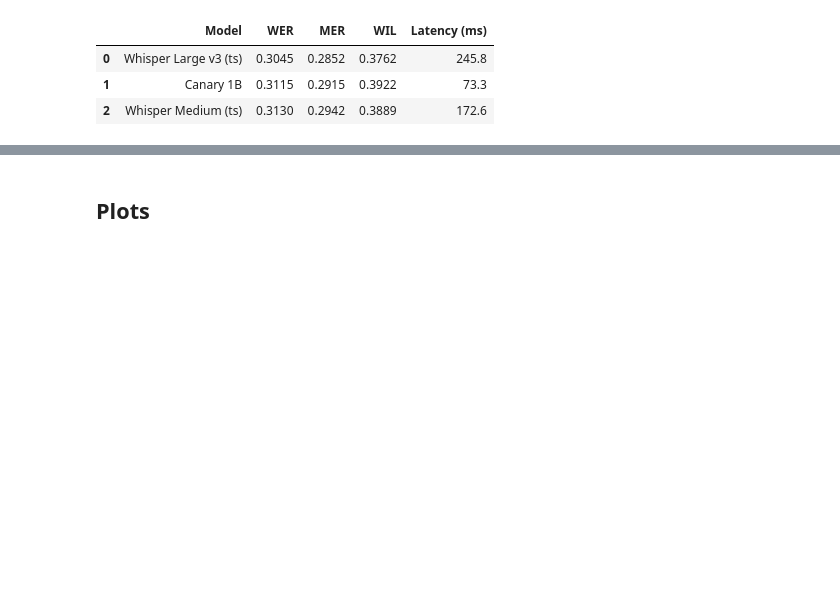
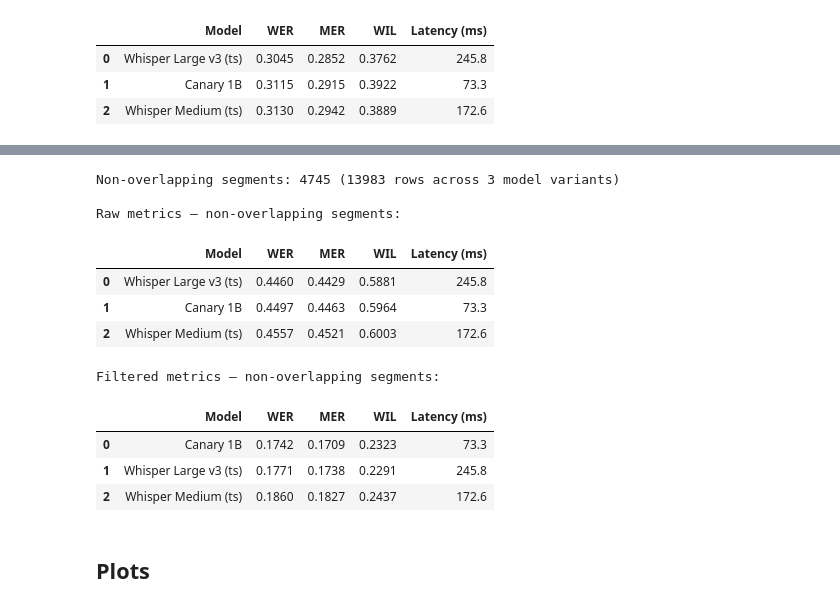
Before and after one commit to pmoreira01/speech-semantic-privacy-benchmark, a Jupyter notebook: notebooks/asr_analysis.ipynb, the cells around one changed output, grey strips where cells are left out. Cells and saved outputs as stored; diff of their text form; code cells hidden in the pictures; blank space fills up the shorter version.

```diff
--- a/notebooks/asr_analysis.ipynb
+++ b/notebooks/asr_analysis.ipynb
@@ -300,3 +315,62 @@ Filtered metrics (filler words removed):
+# %%
+# =========================
+# COMPUTE METRICS — non-overlapping segments only
+# =========================
+df_no_overlap = df_eval[df_eval["overlap"] == False].copy()
+print(f"Non-overlapping segments: {df_no_overlap['segment_id'].nunique()} "
+      f"({len(df_no_overlap)} rows across {df_no_overlap['model_variant'].nunique()} model variants)")
+
+summary_no_overlap = (
+    df_no_overlap.groupby(group_cols).apply(compute_all_metrics).reset_index()
+)
+summary_no_overlap = summary_no_overlap.join(latency_lookup, on="model_variant")
+sort_col = next((f"filtered_{m}" for m in METRICS if f"filtered_{m}" in summary_no_overlap.columns), "num_segments")
+summary_no_overlap = summary_no_overlap.sort_values(sort_col)
+
+df_models_no = summary_no_overlap.copy()
+df_models_no["model_clean"] = df_models_no["model"].map(CLEAN_NAMES).fillna(df_models_no["model"])
+df_models_no["model_label"] = df_models_no.apply(
+    lambda r: r["model_clean"] + (" (ts)" if r["timestamp_mode"] == "timestamps" else ""), axis=1
+)
+
+# Raw metrics (no filler filter) — non-overlapping only
+raw_metric_cols = {f"raw_{m}": m.upper() for m in METRICS if f"raw_{m}" in df_models_no.columns}
+raw_table_no = df_models_no[["model_label"] + list(raw_metric_cols) + ["latency_mean"]].rename(
+    columns={"model_label": "Model", "latency_mean": "Latency (ms)", **raw_metric_cols}
+)
+for col in raw_metric_cols.values():
+    raw_table_no[col] = raw_table_no[col].round(4)
+raw_table_no["Latency (ms)"] = raw_table_no["Latency (ms)"].round(1)
+sort_col = "WER" if "WER" in raw_table_no.columns else raw_table_no.columns[1]
+raw_table_no = raw_table_no.sort_values(sort_col).reset_index(drop=True)
+print("\nRaw metrics — non-overlapping segments:")
+display(raw_table_no)
+
+# Filtered metrics (filler words removed) — non-overlapping only
+filtered_metric_cols = {f"filtered_{m}": m.upper() for m in METRICS if f"filtered_{m}" in df_models_no.columns}
+filtered_table_no = df_models_no[["model_label"] + list(filtered_metric_cols) + ["latency_mean"]].rename(
+    columns={"model_label": "Model", "latency_mean": "Latency (ms)", **filtered_metric_cols}
+)
+for col in filtered_metric_cols.values():
+    filtered_table_no[col] = filtered_table_no[col].round(4)
+filtered_table_no["Latency (ms)"] = filtered_table_no["Latency (ms)"].round(1)
+sort_col = "WER" if "WER" in filtered_table_no.columns else filtered_table_no.columns[1]
+filtered_table_no = filtered_table_no.sort_values(sort_col).reset_index(drop=True)
+print("\nFiltered metrics — non-overlapping segments:")
+display(filtered_table_no)
+# %% [output]
+Non-overlapping segments: 4745 (13983 rows across 3 model variants)
+
+Raw metrics — non-overlapping segments:
+|  | Model | WER | MER | WIL | Latency (ms) |
+| 0 | Whisper Large v3 (ts) | 0.4460 | 0.4429 | 0.5881 | 245.8 |
+| 1 | Canary 1B | 0.4497 | 0.4463 | 0.5964 | 73.3 |
+| 2 | Whisper Medium (ts) | 0.4557 | 0.4521 | 0.6003 | 172.6 |
+Filtered metrics — non-overlapping segments:
+|  | Model | WER | MER | WIL | Latency (ms) |
+| 0 | Canary 1B | 0.1742 | 0.1709 | 0.2323 | 73.3 |
+| 1 | Whisper Large v3 (ts) | 0.1771 | 0.1738 | 0.2291 | 245.8 |
+| 2 | Whisper Medium (ts) | 0.1860 | 0.1827 | 0.2437 | 172.6 |
 # %% [markdown]
 ## Plots
 # %%
```
Also changed, not shown: parts of 10 cells of this notebook, 3 other files.
